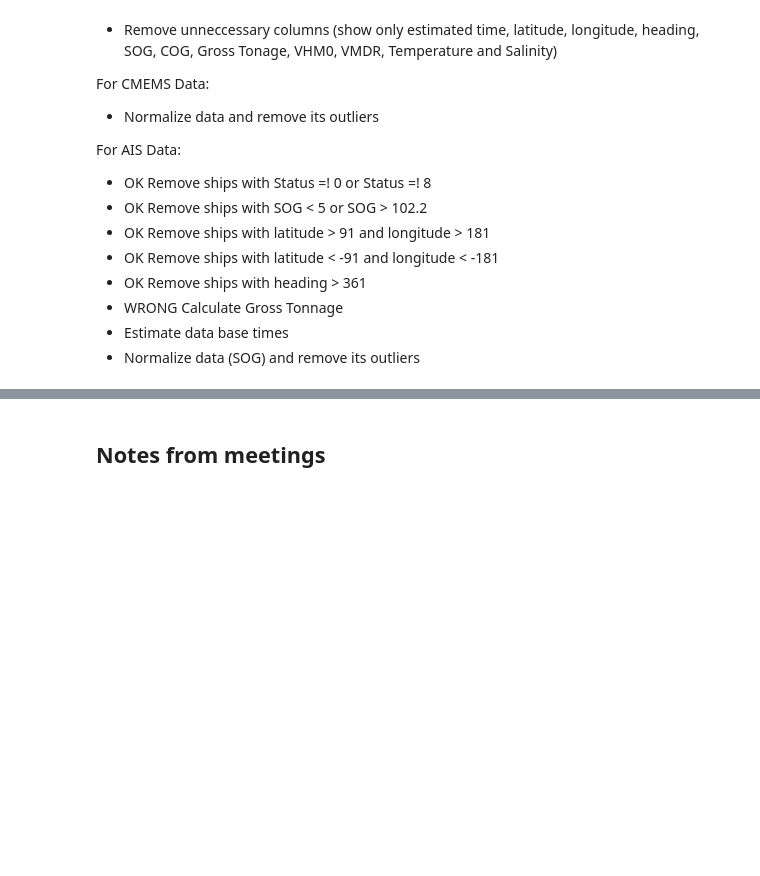
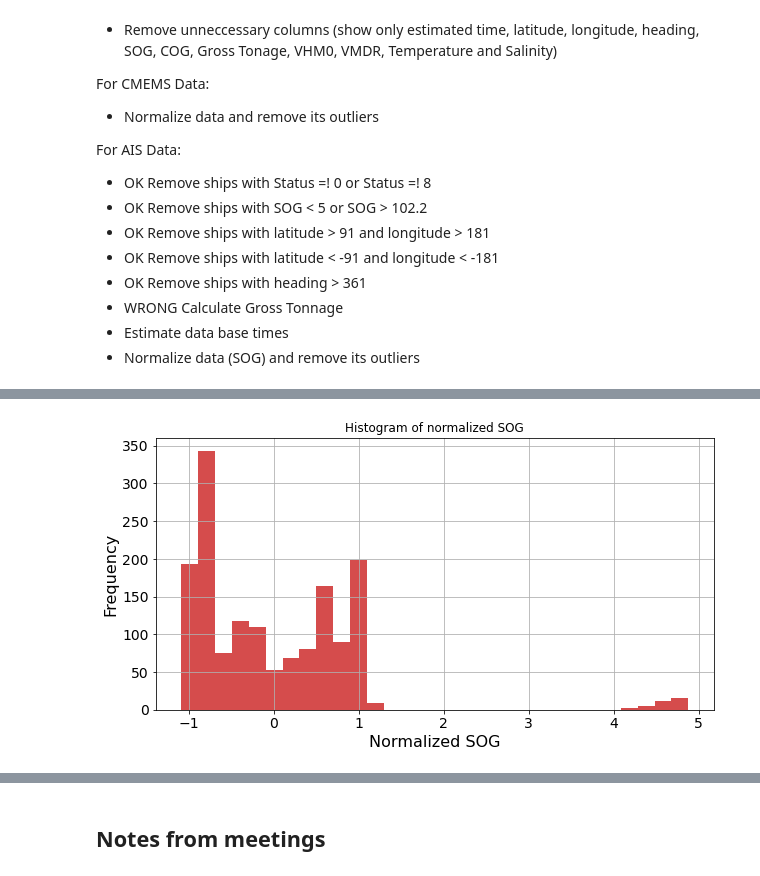
Before and after one commit to jonathom/cop_marine, a Jupyter notebook: Group_Challenge.ipynb, the cells around one changed output, grey strips where cells are left out. Cells and saved outputs as stored; diff of their text form; code cells hidden in the pictures; blank space fills up the shorter version.

```diff
--- a/Group_Challenge.ipynb
+++ b/Group_Challenge.ipynb
@@ -440,20 +489,26 @@ study_data.to_csv('data/study_data_np.csv')
 # %%
 study_data = pd.read_csv('data/study_data_np.csv')
 # %%
+import matplotlib.pyplot as plt
+
 # Normalize SOG
 study_data['SOG_norm'] = (study_data['SOG'] - study_data['SOG'].mean(axis = 0)) / study_data['SOG'].std(axis = 0)
 
 # Make histogram of normalized SOG
 study_data['SOG_norm'].plot(kind = 'hist', alpha = 0.7, bins = 30, title = 'Histogram of normalized SOG',
                             grid = True, figsize = (10,5), fontsize = 14, color = ['#C40000'])
 plt.xlabel('Normalized SOG', fontsize = 16)
 plt.ylabel("Frequency", fontsize = 16)
 plt.show()
 
 # Remove SOG outliers
 study_data = study_data[(study_data['SOG_norm'] < 4)].dropna()
 
-# Standarize to 0 to 1
+# Standardize to 0 to 1
+study_data['SOG_norm'] = ((study_data['SOG_norm'] - study_data['SOG_norm'].min(axis=0)) /
+                           (study_data['SOG_norm'].max(axis=0) - study_data['SOG_norm'].min(axis=0)))
+# %% [output]
+[figure, added]
 # %%
 # Normalize COG
 study_data['COG_norm'] = (study_data['COG'] - study_data['COG'].mean(axis = 0)) / study_data['COG'].std(axis = 0)
```
Also changed, not shown: parts of 14 cells of this notebook.
